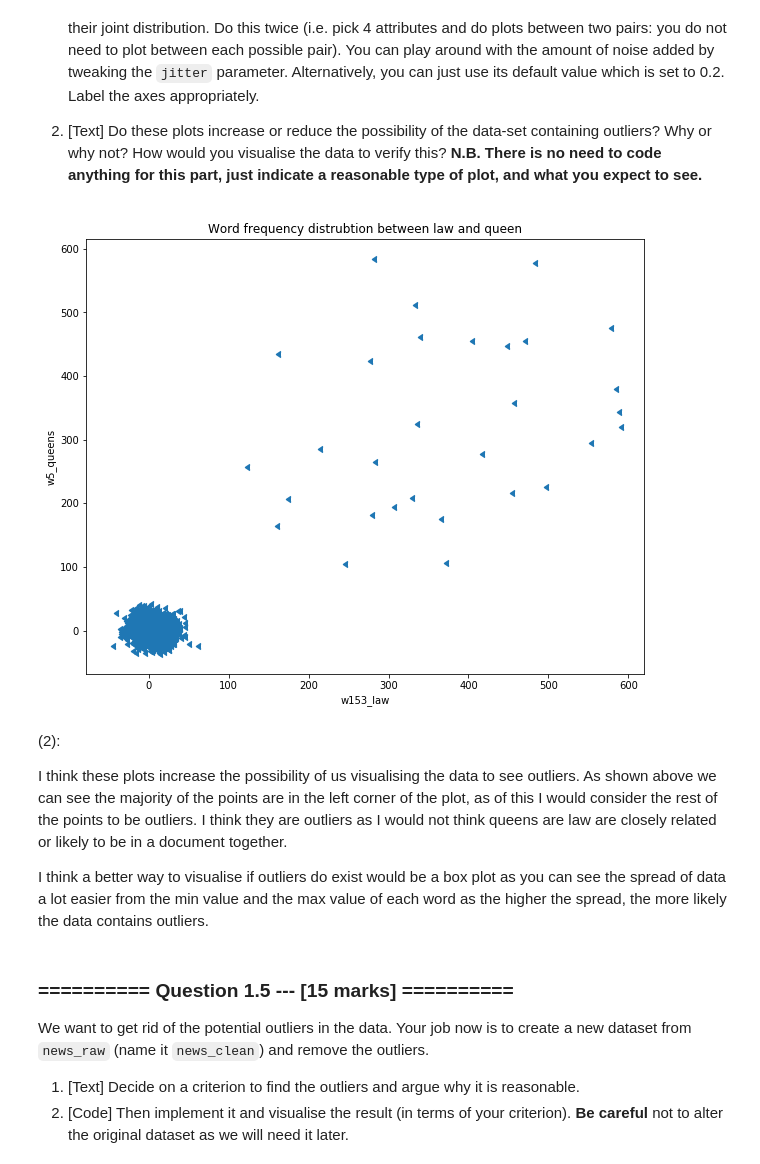
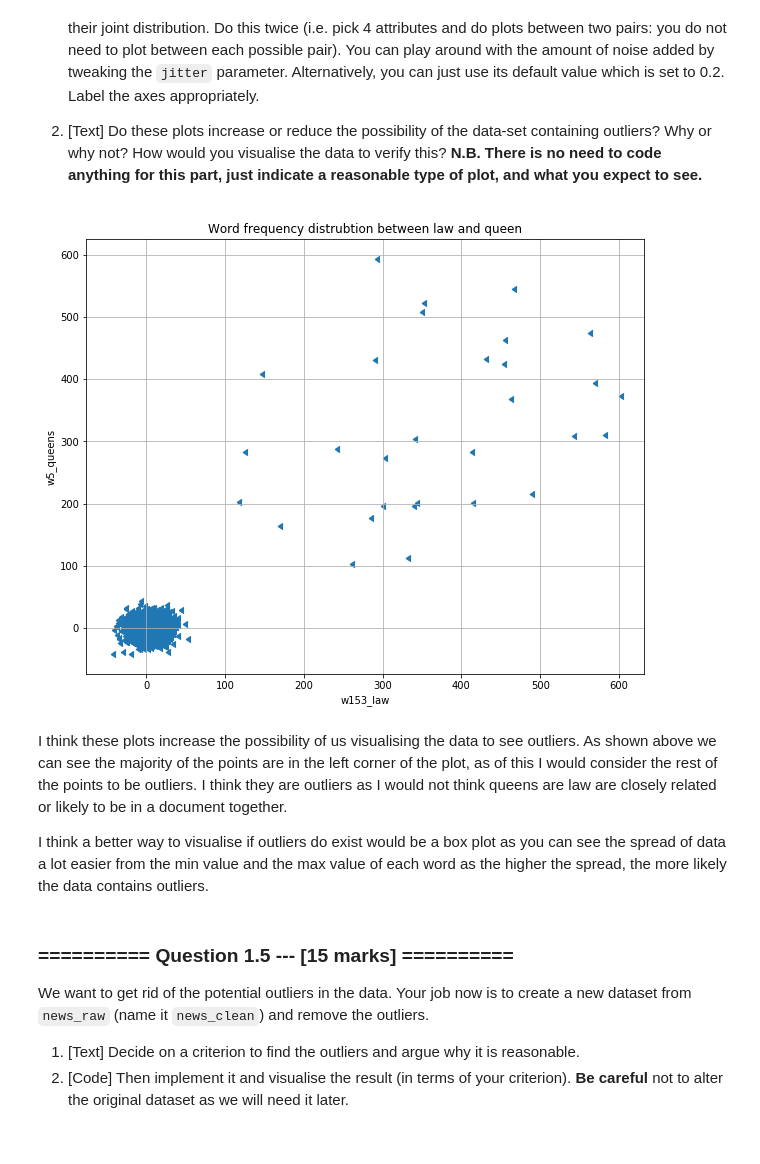
Before and after one commit to aadulan/iaml2018, a Jupyter notebook: Assignments/01_Analysis.ipynb, the cells around one changed output. Saved outputs shown, nothing was run; the diff lists cells and outputs as text; code cells hidden in the pictures.

```diff
--- a/Assignments/01_Analysis.ipynb
+++ b/Assignments/01_Analysis.ipynb
@@ -203,20 +199,21 @@ Let us analyse this further. The stripplot illustrates the distribution of a sin
 
 1. [Text] Do these plots increase or reduce the possibility of the data-set containing outliers? Why or why not? How would you visualise the data to verify this? **N.B. There is no need to code anything for this part, just indicate a reasonable type of plot, and what you expect to see.**
 # %%
-fig, ax = plt.subplots(figsize=(10,8),sharex=True)
+plt.subplots(figsize=(10,8))
 
-scatter_jitter(news_raw['w153_law'],news_raw['w5_queens'], jitter = 0.3)          # plot the scatter plot
+# plot the scatter plot
+scatter_jitter(news_raw['w153_law'],news_raw['w5_queens'], jitter = 0.3)
 
-plt.xlabel('w153_law')                                                            # set the x axis
-plt.ylabel('w5_queens')                                                           # set the y axis
+# set the labels and title
+plt.xlabel('w153_law')
+plt.ylabel('w5_queens')
 plt.title('Word frequency distrubtion between law and queen')
+plt.grid()
 
 plt.show()
 # %% [output]
-[figure, old version]
+[figure, new version]
 # %% [markdown]
-(2):
-
 I think these plots increase the possibility of us visualising the data to see outliers. As shown above we can see the majority of the points are in the left corner of the plot, as of this I would consider the rest of the points to be outliers. I think they are outliers as I would not think queens are law are closely related or likely to be in a document together.
 
 I think a better way to visualise if outliers do exist would be a box plot as you can see the spread of data a lot easier from the min value and the max value of each word as the higher the spread, the more likely the data contains outliers.
```
Also changed, not shown: parts of 18 cells of this notebook, 1 other file.
